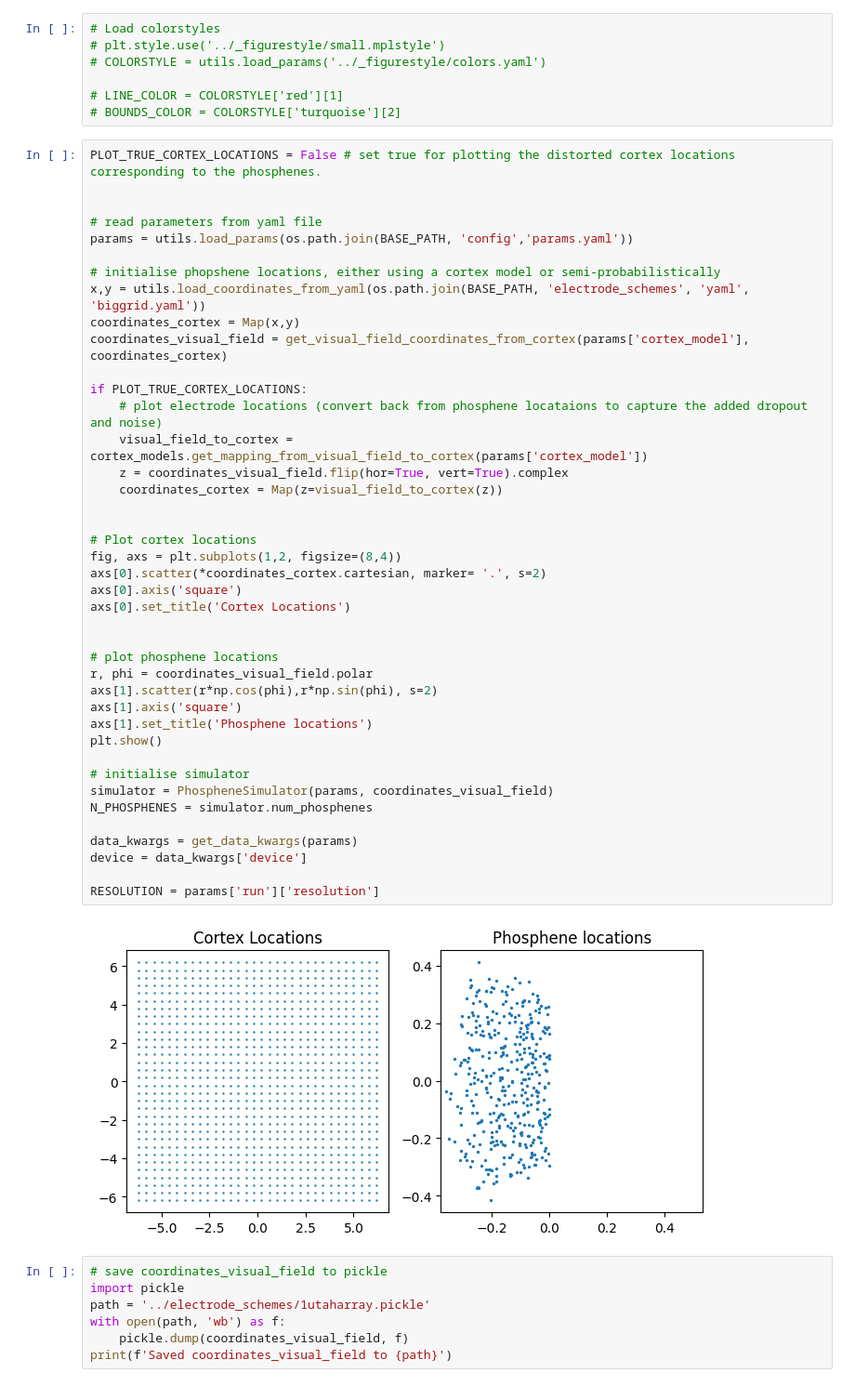
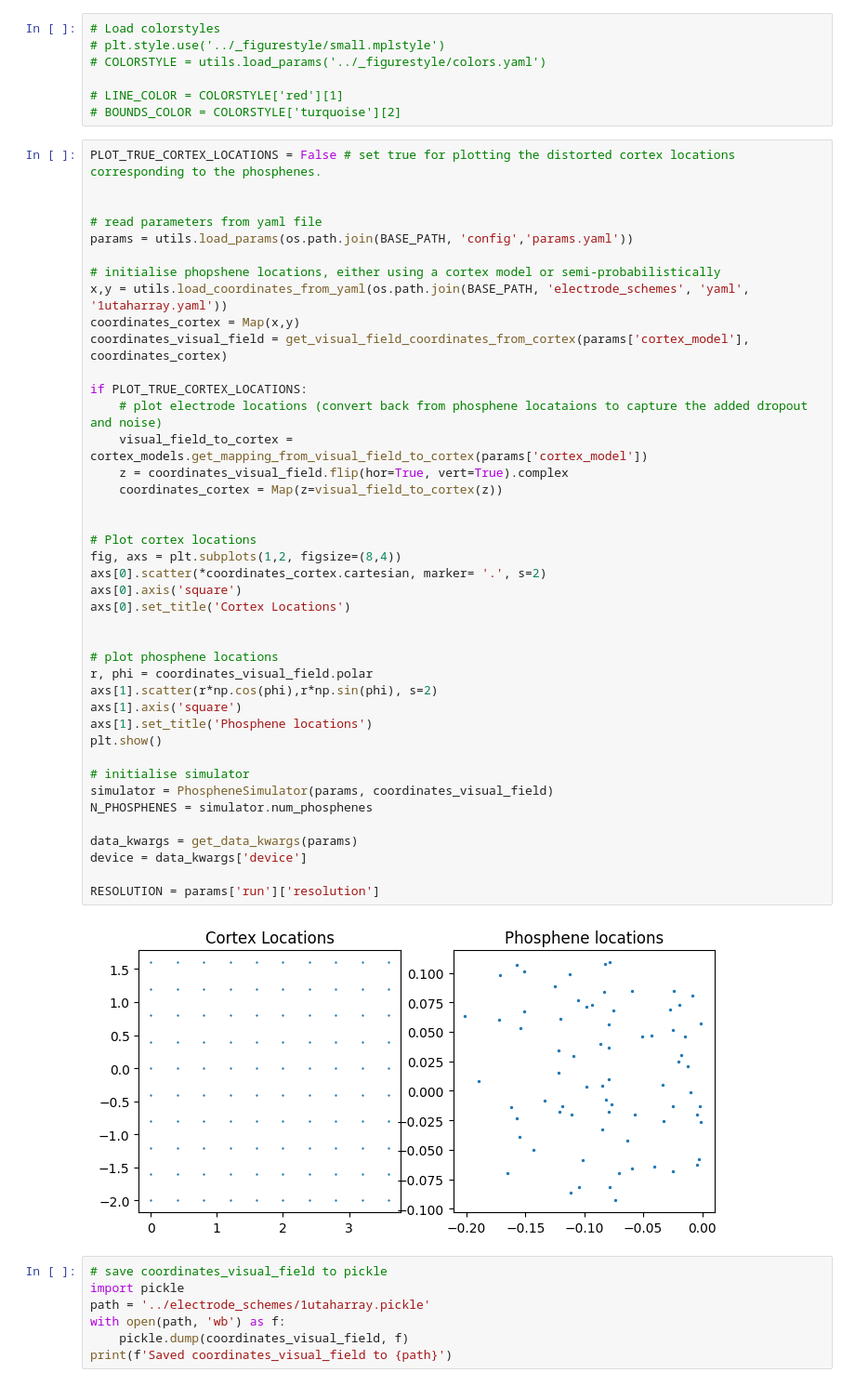
Before and after one commit to MichelleAppel/SCAPE, a Jupyter notebook: notebooks/demo_cortex_models.ipynb, the cells around one changed output. Shown at 93% size. Drawn from its saved outputs; the diff is of its cells as text.

```diff
--- a/notebooks/demo_cortex_models.ipynb
+++ b/notebooks/demo_cortex_models.ipynb
@@ -32,41 +32,41 @@ PLOT_TRUE_CORTEX_LOCATIONS = False # set true for plotting the distorted cortex
 params = utils.load_params(os.path.join(BASE_PATH, 'config','params.yaml'))
 
 # initialise phopshene locations, either using a cortex model or semi-probabilistically
-x,y = utils.load_coordinates_from_yaml(os.path.join(BASE_PATH, 'electrode_schemes', 'yaml', 'biggrid.yaml'))
+x,y = utils.load_coordinates_from_yaml(os.path.join(BASE_PATH, 'electrode_schemes', 'yaml', '1utaharray.yaml'))
 coordinates_cortex = Map(x,y)
 coordinates_visual_field = get_visual_field_coordinates_from_cortex(params['cortex_model'], coordinates_cortex)
 
 if PLOT_TRUE_CORTEX_LOCATIONS:
     # plot electrode locations (convert back from phosphene locataions to capture the added dropout and noise)
     visual_field_to_cortex = cortex_models.get_mapping_from_visual_field_to_cortex(params['cortex_model'])
     z = coordinates_visual_field.flip(hor=True, vert=True).complex
     coordinates_cortex = Map(z=visual_field_to_cortex(z))
 
 
 # Plot cortex locations
 fig, axs = plt.subplots(1,2, figsize=(8,4))
 axs[0].scatter(*coordinates_cortex.cartesian, marker= '.', s=2)
 axs[0].axis('square')
 axs[0].set_title('Cortex Locations')
 
 
 # plot phosphene locations
 r, phi = coordinates_visual_field.polar
 axs[1].scatter(r*np.cos(phi),r*np.sin(phi), s=2)
 axs[1].axis('square')
 axs[1].set_title('Phosphene locations')
 plt.show()
 
 # initialise simulator
 simulator = PhospheneSimulator(params, coordinates_visual_field)
 N_PHOSPHENES = simulator.num_phosphenes
 
 data_kwargs = get_data_kwargs(params)
 device = data_kwargs['device']
 
 RESOLUTION = params['run']['resolution']
 # %% [output]
-[figure, old version]
+[figure, new version]
 # %%
 # save coordinates_visual_field to pickle
 import pickle
```
Also changed, not shown: 14 other files.
